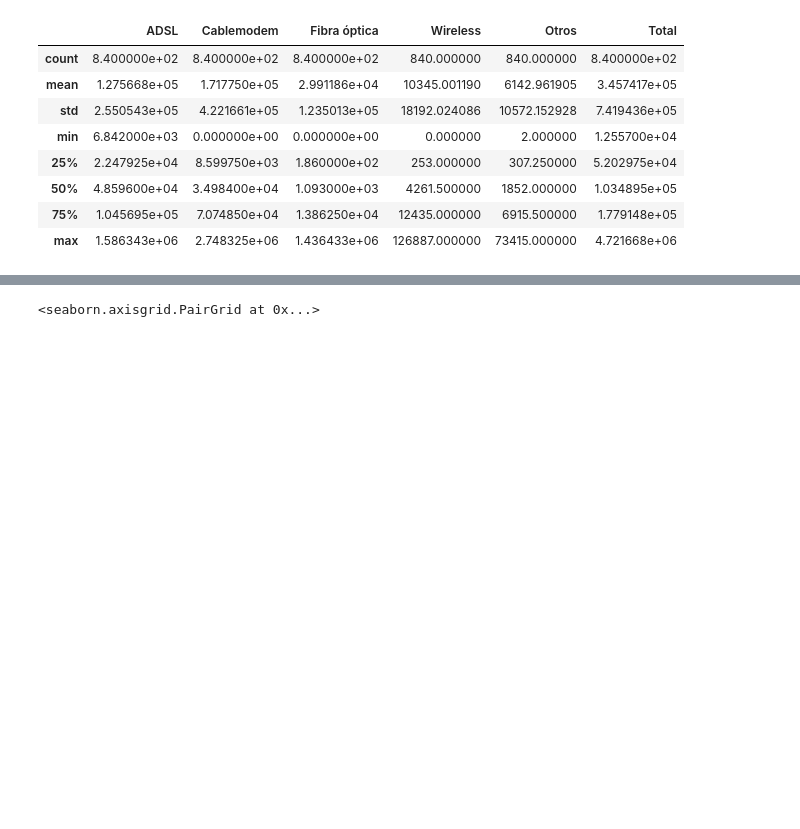
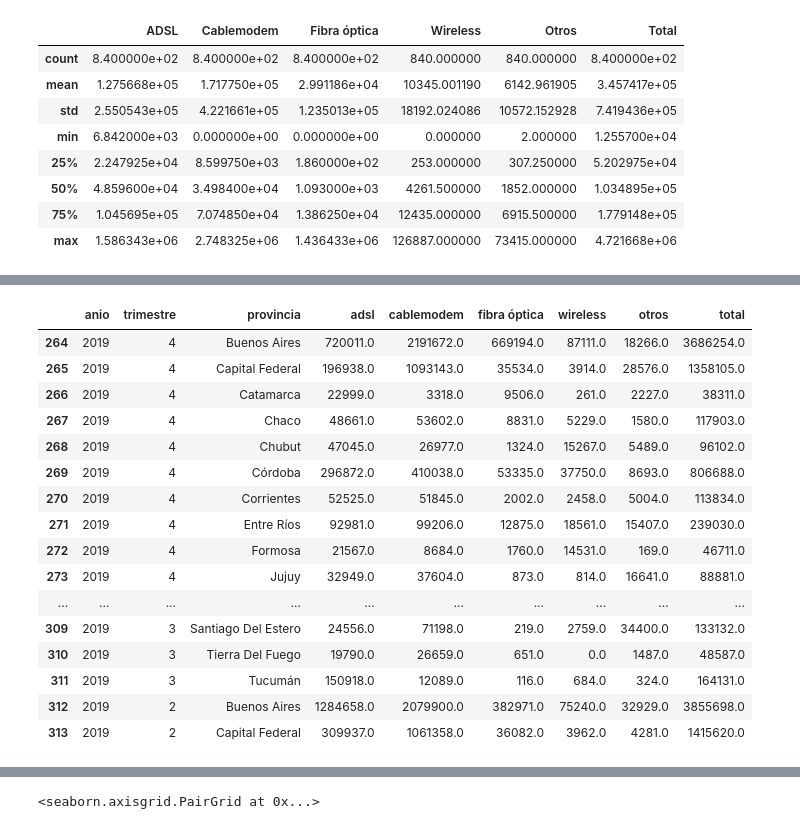
Before and after one commit to Lucaramallo/Empresa_telecomunicaciones, a Jupyter notebook: ETLs/ETL_Acc_Inter_fijo_por_tecnología_y_provincia.ipynb, the cells around one changed output, grey strips where cells are left out. Cells and saved outputs as stored; diff of their text form; code cells hidden in the pictures; blank space fills up the shorter version.

Commit message:
nuevo etl velocidad y tecnologia x prov + tipo_de_tec_x_prov.csv fixer year 2019 *1

```diff
--- a/ETLs/ETL_Acc_Inter_fijo_por_tecnología_y_provincia.ipynb
+++ b/ETLs/ETL_Acc_Inter_fijo_por_tecnología_y_provincia.ipynb
@@ -77,3 +77,30 @@ df_tipo_tecn_x_prov.describe(include='all')
 df_tipo_tecn_x_prov.rename(columns={'Año': 'anio'}, inplace=True)
 # Convertir todas las columnas a minúsculas utilizando rename() y lower()
 df_tipo_tecn_x_prov = df_tipo_tecn_x_prov.rename(columns=str.lower)
+# %%
+df_tipo_tecn_x_prov['anio'] = df_tipo_tecn_x_prov['anio'].str.replace('2019 \*', '2019')
+df_tipo_tecn_x_prov['trimestre'] = df_tipo_tecn_x_prov['trimestre'].str.replace('3 \*', '3')
+df_tipo_tecn_x_prov['trimestre'] = df_tipo_tecn_x_prov['trimestre'].str.replace('2 \*', '2')
+df_tipo_tecn_x_prov['trimestre'] = df_tipo_tecn_x_prov['trimestre'].str.replace('1 \*', '1')
+# Filtrar y mostrar las filas con "2019" en la columna "anio"
+df_filtered = df_tipo_tecn_x_prov[df_tipo_tecn_x_prov['anio'] == '2019']
+# %%
+df_filtered.head(50)
+# %% [output]
+|  | anio | trimestre | provincia | adsl | cablemodem | fibra óptica | wireless | otros | total |
+| 264 | 2019 | 4 | Buenos Aires | 720011.0 | 2191672.0 | 669194.0 | 87111.0 | 18266.0 | 3686254.0 |
+| 265 | 2019 | 4 | Capital Federal | 196938.0 | 1093143.0 | 35534.0 | 3914.0 | 28576.0 | 1358105.0 |
+| 266 | 2019 | 4 | Catamarca | 22999.0 | 3318.0 | 9506.0 | 261.0 | 2227.0 | 38311.0 |
+| 267 | 2019 | 4 | Chaco | 48661.0 | 53602.0 | 8831.0 | 5229.0 | 1580.0 | 117903.0 |
+| 268 | 2019 | 4 | Chubut | 47045.0 | 26977.0 | 1324.0 | 15267.0 | 5489.0 | 96102.0 |
+| 269 | 2019 | 4 | Córdoba | 296872.0 | 410038.0 | 53335.0 | 37750.0 | 8693.0 | 806688.0 |
+| 270 | 2019 | 4 | Corrientes | 52525.0 | 51845.0 | 2002.0 | 2458.0 | 5004.0 | 113834.0 |
+| 271 | 2019 | 4 | Entre Ríos | 92981.0 | 99206.0 | 12875.0 | 18561.0 | 15407.0 | 239030.0 |
+| 272 | 2019 | 4 | Formosa | 21567.0 | 8684.0 | 1760.0 | 14531.0 | 169.0 | 46711.0 |
+| 273 | 2019 | 4 | Jujuy | 32949.0 | 37604.0 | 873.0 | 814.0 | 16641.0 | 88881.0 |
+| ... | ... | ... | ... | ... | ... | ... | ... | ... | ... |
+| 309 | 2019 | 3 | Santiago Del Estero | 24556.0 | 71198.0 | 219.0 | 2759.0 | 34400.0 | 133132.0 |
+| 310 | 2019 | 3 | Tierra Del Fuego | 19790.0 | 26659.0 | 651.0 | 0.0 | 1487.0 | 48587.0 |
+| 311 | 2019 | 3 | Tucumán | 150918.0 | 12089.0 | 116.0 | 684.0 | 324.0 | 164131.0 |
+| 312 | 2019 | 2 | Buenos Aires | 1284658.0 | 2079900.0 | 382971.0 | 75240.0 | 32929.0 | 3855698.0 |
+| 313 | 2019 | 2 | Capital Federal | 309937.0 | 1061358.0 | 36082.0 | 3962.0 | 4281.0 | 1415620.0 |
```
Also changed, not shown: parts of 3 cells of this notebook, 1 other file.
